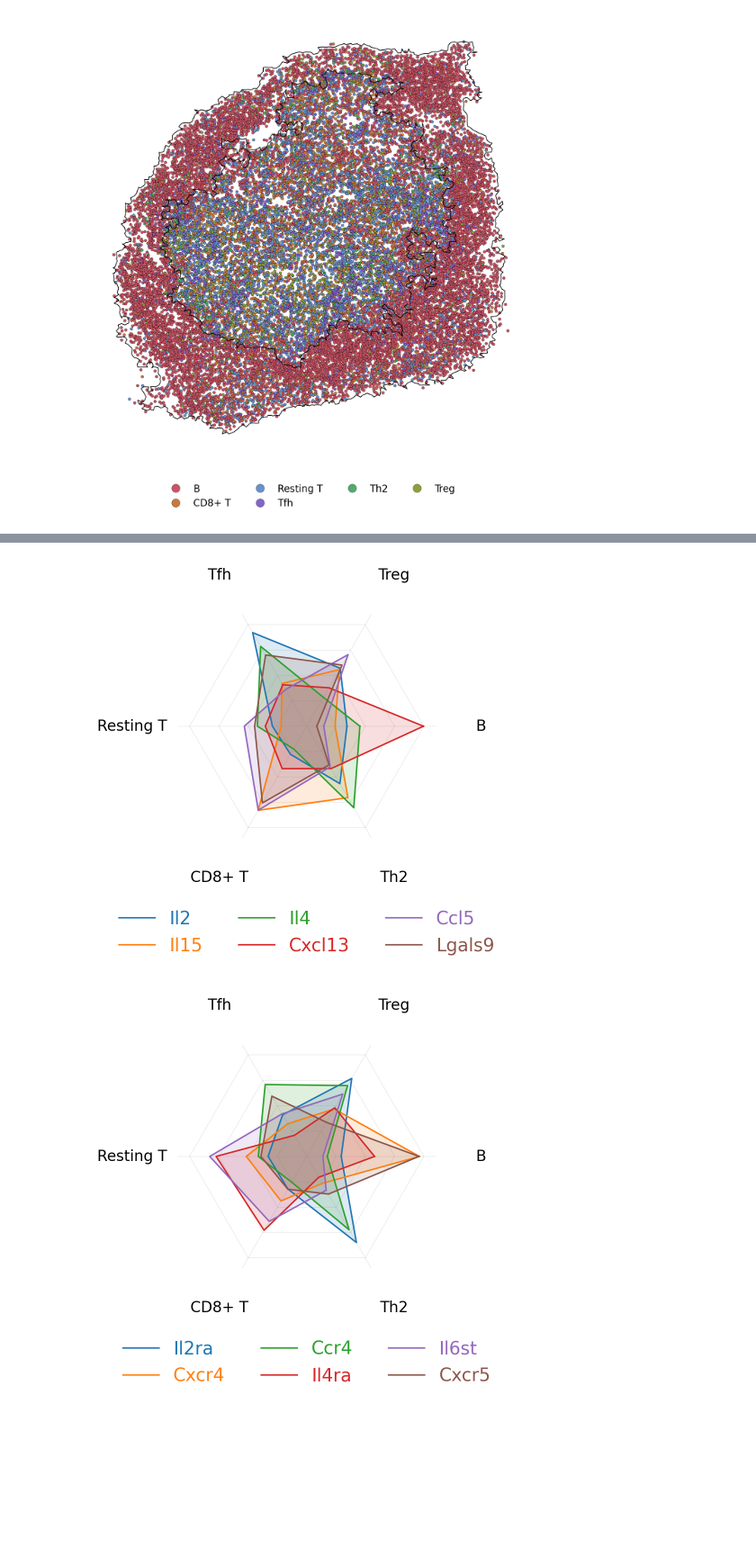
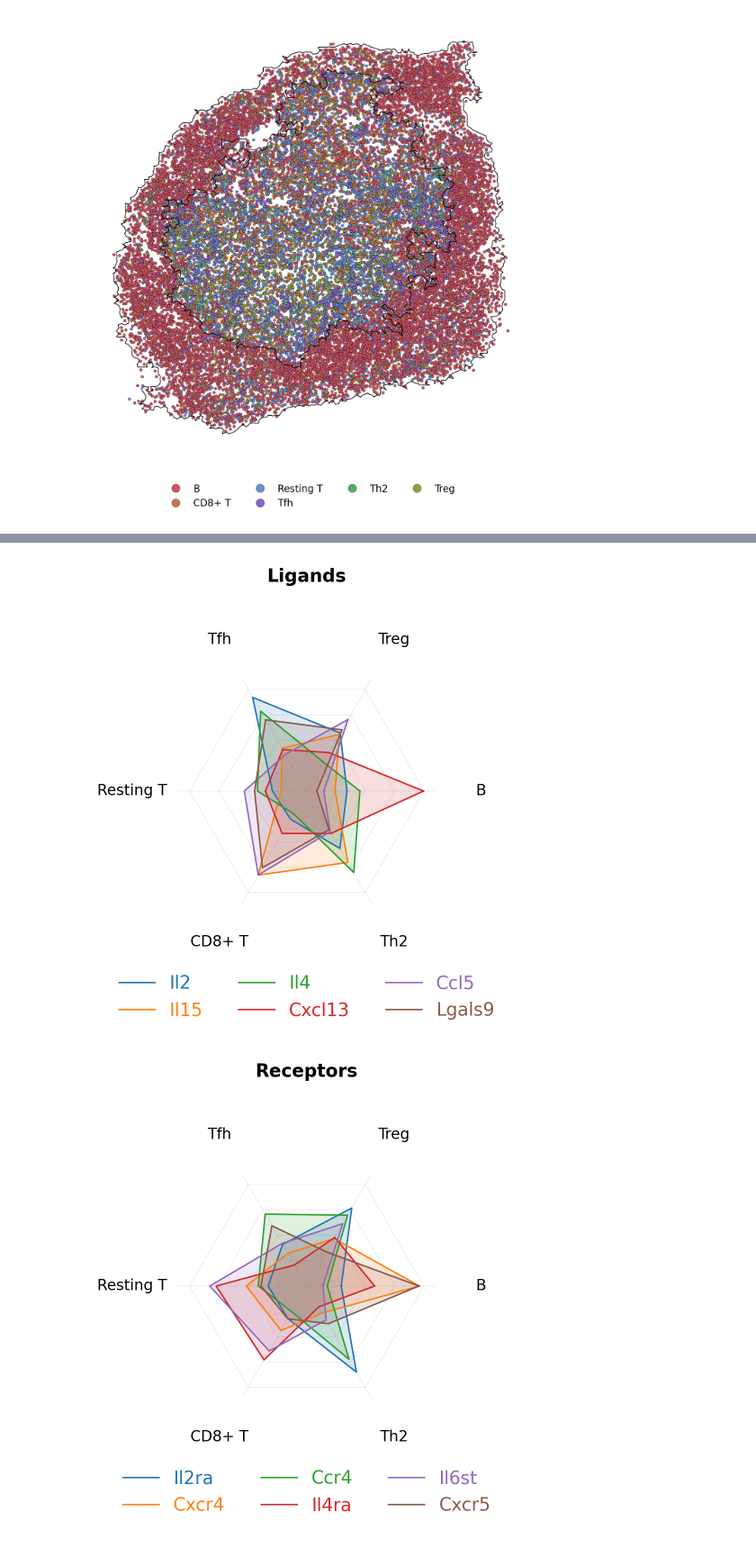
Before and after one commit to jishnu-lab/SpaceTravLR, a Jupyter notebook: manuscript/mouse_lymph_slideseq/figures.ipynb, the cells around one changed output, grey strips where cells are left out. Shown at 90% size. Cells and saved outputs as stored; diff of their text form; code cells hidden in the pictures; blank space fills up the shorter version.

```diff
--- a/manuscript/mouse_lymph_slideseq/figures.ipynb
+++ b/manuscript/mouse_lymph_slideseq/figures.ipynb
@@ -118,12 +118,14 @@ receptors = ['Il2ra', 'Cxcr4', 'Ccr4', 'Il4ra', 'Il6st', 'Cxcr5']
 tf = ['Gata3', 'Prdm1', 'Pax5', 'Foxp3', 'Bcl6', 'Stat4']
 randoms = ['Gata3', 'Cux2', 'Pten', 'Fosl2', 'Zkscan3', 'Tfcp2']
 # %%
+
 %matplotlib inline
 tonsil.plot_radar(genes=ligands,
     cache_path='../../notebooks/mouse_lymphnode_slideseq/',
     figsize=(10, 4),
     dpi=120,
 )
+plt.title('Ligands\n\n', fontweight='bold')
 plt.savefig('./figures/spider_plot_ligands.svg', dpi=300, bbox_inches='tight', format='svg')
 plt.show()
 
@@ -132,6 +134,7 @@ tonsil.plot_radar(genes=receptors,
     figsize=(10, 4),
     dpi=120,
 )
+plt.title('Receptors\n\n', fontweight='bold')
 plt.savefig('./figures/spider_plot_receptors.svg', dpi=300, bbox_inches='tight', format='svg')
 plt.show()
 
@@ -140,6 +143,7 @@ tonsil.plot_radar(genes=tf,
     figsize=(10, 4),
     dpi=120,
 )
+plt.title('Transcription factors\n\n', fontweight='bold')
 plt.savefig('./figures/spider_plot_tf.svg', dpi=300, bbox_inches='tight', format='svg')
 plt.show()
 # %% [output]
@@ -147,2 +150,2 @@ plt.show()
-[figure, old version]
+[figure, new version]
-[figure, old version]
+[figure, new version]
```
Also changed, not shown: parts of 1 cell of this notebook, 4 other files.
